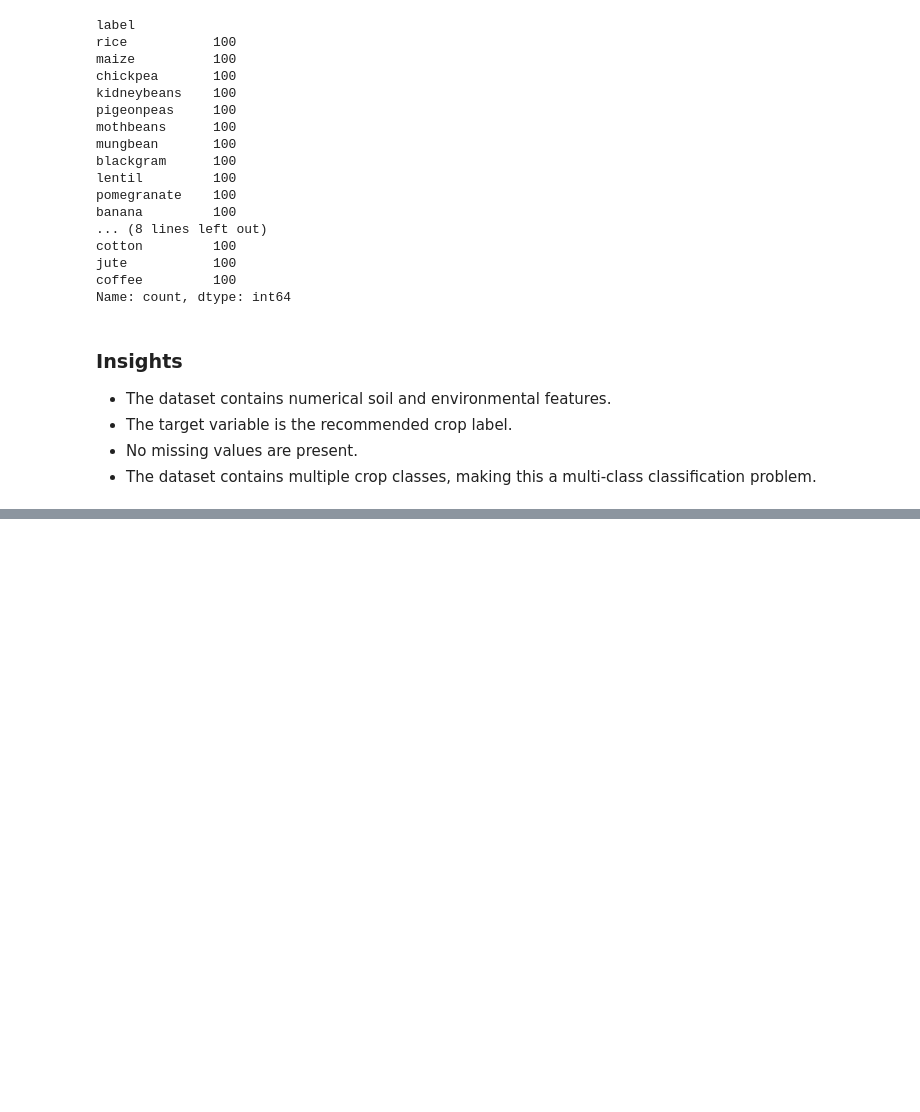
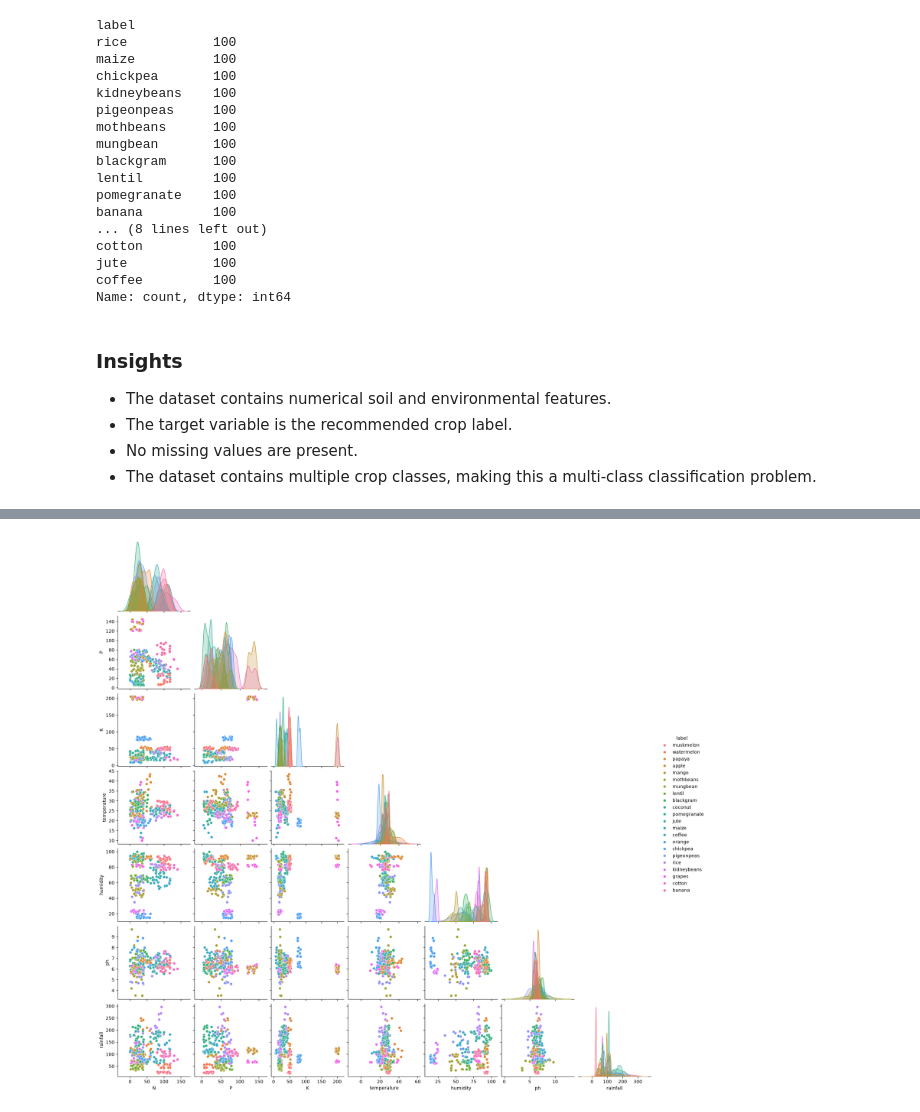
Before and after one commit to Pralishatripathy000/ml-random-forest, a Jupyter notebook: notebook.ipynb, the cells around one changed output, grey strips where cells are left out. Cells and saved outputs as stored; diff of their text form; code cells hidden in the pictures; blank space fills up the shorter version.

```diff
--- a/notebook.ipynb
+++ b/notebook.ipynb
@@ -201,0 +327,18 @@ crop_distribution.to_csv(
+# %%
+# Visualize pairwise relationships among features
+
+sns.pairplot(
+    df.sample(300, random_state=42),
+    hue="label",
+    corner=True
+)
+
+plt.savefig(
+    "outputs/figures/pairplot.png",
+    dpi=300,
+    bbox_inches="tight"
+)
+
+plt.show()
+# %% [output]
+[figure, added]
```
Also changed, not shown: parts of 11 cells of this notebook, 5 other files.
